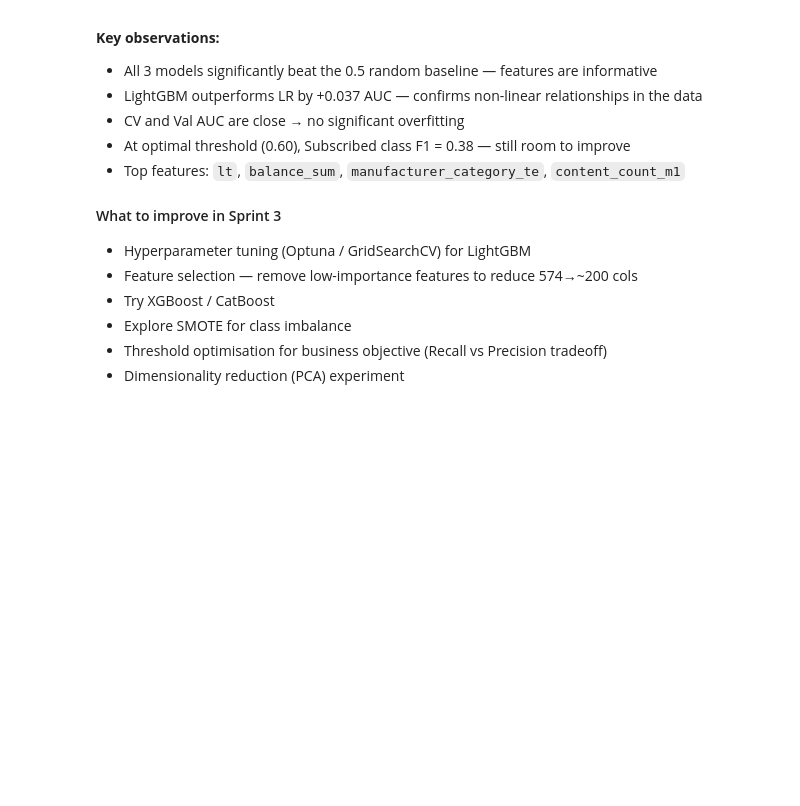
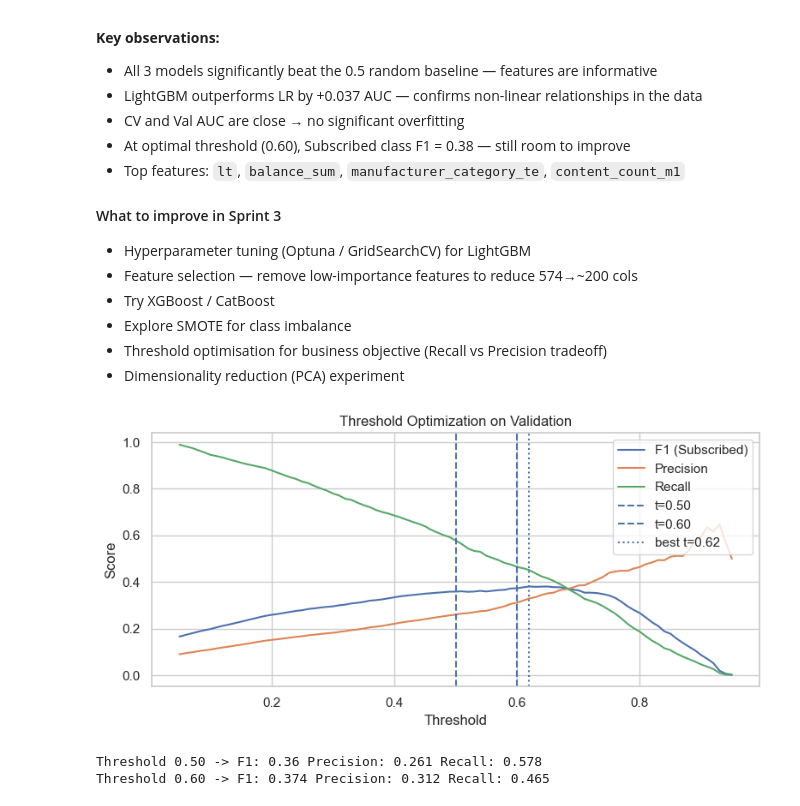
Before and after one commit to osypenkoI/vodafone-music-project, a Jupyter notebook: notebooks/05_baseline_models.ipynb, the cells around one changed output. Saved outputs shown, nothing was run; the diff lists cells and outputs as text; code cells hidden in the pictures; blank space fills up the shorter version.

```diff
--- a/notebooks/05_baseline_models.ipynb
+++ b/notebooks/05_baseline_models.ipynb
@@ -451,3 +451,60 @@ Baseline results saved to ../data/processed/baseline_results.json
 - Explore SMOTE for class imbalance
 - Threshold optimisation for business objective (Recall vs Precision tradeoff)
 - Dimensionality reduction (PCA) experiment
+# %%
+y_val_proba = model.predict_proba(X_val)[:, 1]
+
+import numpy as np
+import matplotlib.pyplot as plt
+from sklearn.metrics import f1_score, precision_score, recall_score
+
+# ✅ 1) ПІДСТАВ СЮДИ СВОЮ ЗМІННУ З ЙМОВІРНОСТЯМИ (як у твоєму ноутбуці)
+proba = y_val_proba  # <-- якщо в тебе інша назва: заміни тут
+
+# ✅ 2) і y_val (як у твоєму ноутбуці)
+y_true = y_val  # <-- якщо в тебе y_valid: заміни тут
+
+thresholds = np.linspace(0.05, 0.95, 91)
+
+f1s, precs, recs = [], [], []
+for t in thresholds:
+    y_pred = (proba >= t).astype(int)
+    f1s.append(f1_score(y_true, y_pred))
+    precs.append(precision_score(y_true, y_pred, zero_division=0))
+    recs.append(recall_score(y_true, y_pred, zero_division=0))
+
+best_idx = int(np.argmax(f1s))
+best_t = thresholds[best_idx]
+
+plt.figure(figsize=(8,4))
+plt.plot(thresholds, f1s, label="F1 (Subscribed)")
+plt.plot(thresholds, precs, label="Precision")
+plt.plot(thresholds, recs, label="Recall")
+plt.axvline(0.50, linestyle="--", label="t=0.50")
+plt.axvline(0.60, linestyle="--", label="t=0.60")
+plt.axvline(best_t, linestyle=":", label=f"best t={best_t:.2f}")
+plt.title("Threshold Optimization on Validation")
+plt.xlabel("Threshold")
+plt.ylabel("Score")
+plt.legend()
+plt.tight_layout()
+plt.show()
+
+# Для таблиці на слайд (0.5 vs 0.60)
+def metrics_at(t):
+    y_pred = (proba >= t).astype(int)
+    return (
+        f1_score(y_true, y_pred),
+        precision_score(y_true, y_pred, zero_division=0),
+        recall_score(y_true, y_pred, zero_division=0)
+    )
+
+f1_05, p_05, r_05 = metrics_at(0.50)
+f1_06, p_06, r_06 = metrics_at(0.60)
+
+print("Threshold 0.50 -> F1:", round(f1_05, 3), "Precision:", round(p_05, 3), "Recall:", round(r_05, 3))
+print("Threshold 0.60 -> F1:", round(f1_06, 3), "Precision:", round(p_06, 3), "Recall:", round(r_06, 3))
+# %% [output]
+[figure, added]
+Threshold 0.50 -> F1: 0.36 Precision: 0.261 Recall: 0.578
+Threshold 0.60 -> F1: 0.374 Precision: 0.312 Recall: 0.465
```
Also changed, not shown: parts of 6 cells of this notebook, 3 other files.
